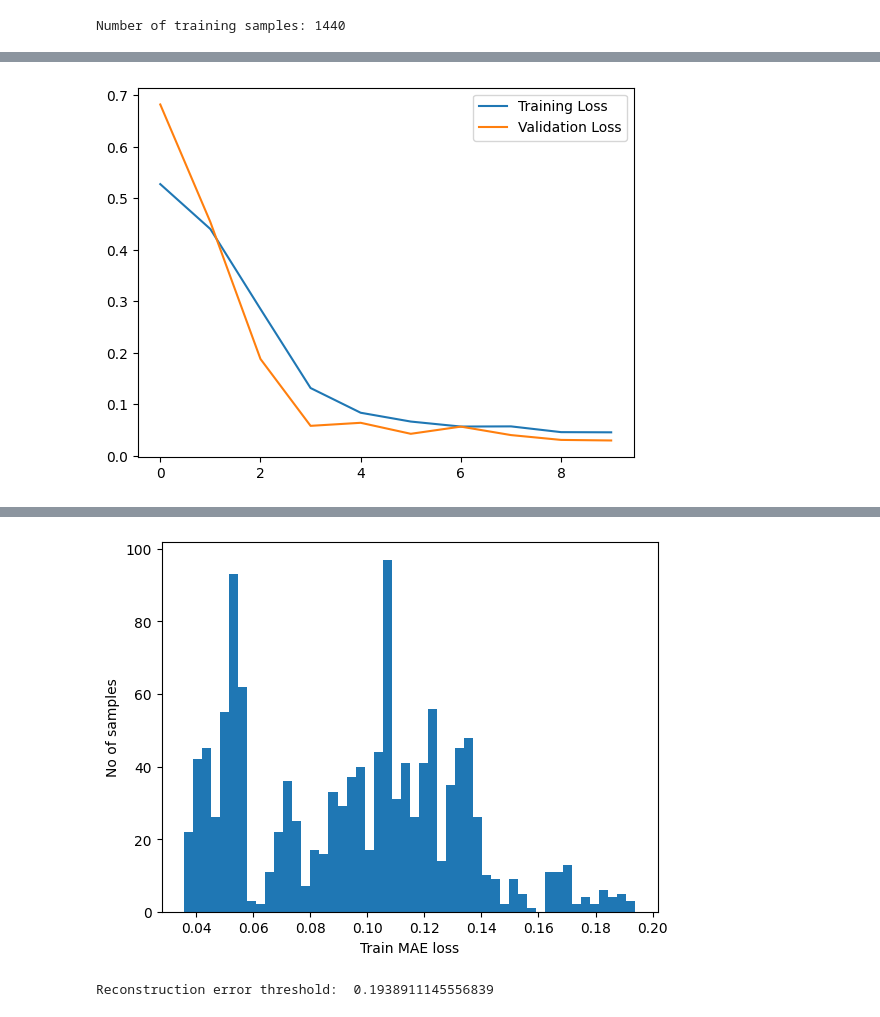
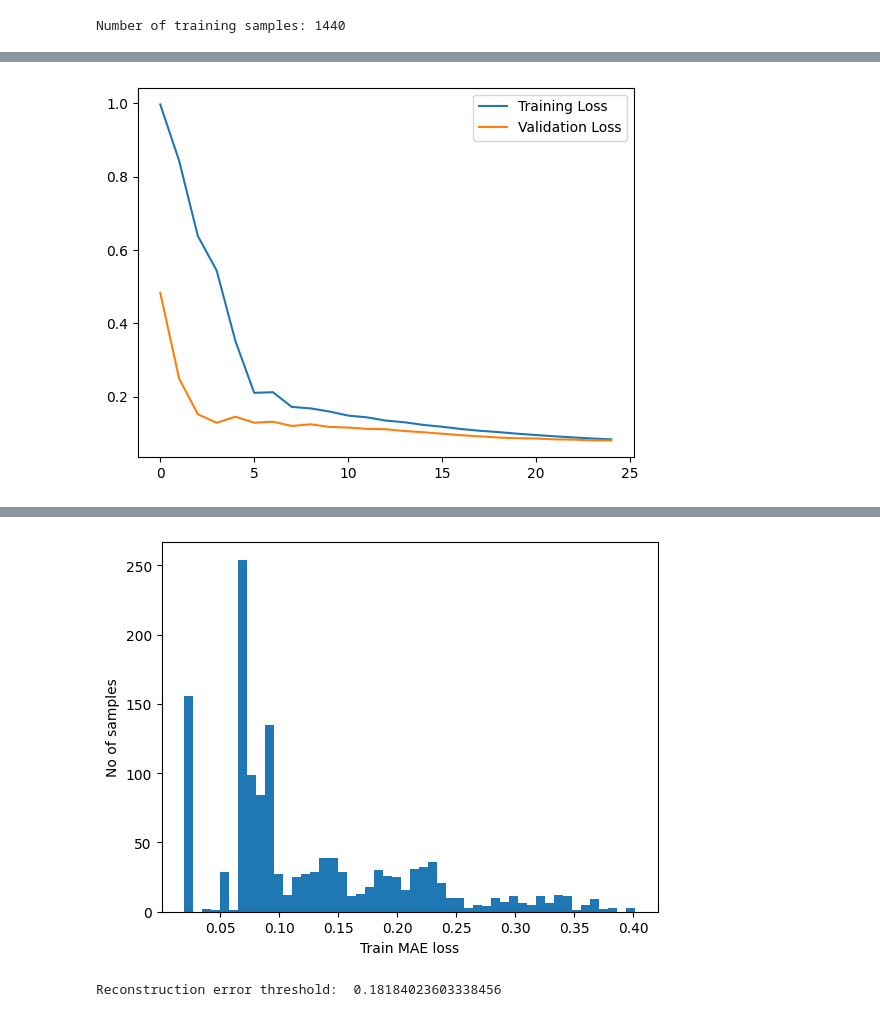
Before and after one commit to abzy128/factoryML, a Jupyter notebook: ml.ipynb, the cells around one changed output, grey strips where cells are left out. Drawn from its saved outputs; the diff is of its cells as text; code cells hidden in the pictures.

```diff
--- a/ml.ipynb
+++ b/ml.ipynb
@@ -89,6 +96,11 @@ For specific electrodes:
 # %%
 df = pd.read_csv(
     './data/dataset.csv',
+    index_col='DateTime',
+    parse_dates=True)
+
+df_test = pd.read_csv(
+    './data/dataset_test.csv',
     index_col='DateTime',
     parse_dates=True)
 
@@ -100,9 +112,16 @@ df['hour'] = df.index.hour
 df['minute'] = df.index.minute
 df['dayofweek'] = df.index.dayofweek
 
-df = df.head(1440)
-df = df[['CurrentHolderPositionA']]
-df.reset_index(drop=True, inplace=True)
+TIME_STEPS = 60
+RECORD_PER_DAY = 60 * 24
+DAYS_TO_COVER = 1
+
+df = df.head(RECORD_PER_DAY * DAYS_TO_COVER)
+df_test = df_test.head(RECORD_PER_DAY * DAYS_TO_COVER)
+
+df = df[['MetalOutputIntensity']]
+df_test = df_test[['MetalOutputIntensity']]
+# df.reset_index(drop=True, inplace=True)
 
 df.head()
 # %% [output]
@@ -117,11 +137,18 @@ df.head()
 # %%
 # replace missing values with the median
 df.fillna(df.median(), inplace=True)
+df_test.fillna(df_test.median(), inplace=True)
+
+# remove outliers
+from scipy import stats
+df = df[(np.abs(stats.zscore(df)) < 3).all(axis=1)]
+df_test = df_test[(np.abs(stats.zscore(df_test)) < 3).all(axis=1)]
 
 # normalize the data
-from sklearn.preprocessing import MinMaxScaler
-scaler = MinMaxScaler()
-df_scaled = pd.DataFrame(scaler.fit_transform(df), columns=df.columns, index=df.index)
+#from sklearn.preprocessing import MinMaxScaler
+#scaler = MinMaxScaler()
+#df_scaled = pd.DataFrame(scaler.fit_transform(df), columns=df.columns, index=df.index)
+df_scaled = df
 # %% [markdown]
 ## Visualize
 # %%
@@ -142,7 +169,7 @@ Number of training samples: 1440
 # %%
 from utils import create_sequences
 
-x_train = create_sequences(df_training_value.values)
+x_train = create_sequences(df_training_value.values, TIME_STEPS)
 # fill the missing values with median
 x_train = np.nan_to_num(x_train, nan=np.nanmedian(x_train))
 print("Training input shape: ", x_train.shape)
@@ -220,8 +248,11 @@ keras.utils.plot_model(model, show_shapes=True, show_layer_names=False, dpi=60)
 history = model.fit(
     x_train,
     x_train,
-    epochs=10,
+    epochs=25,
     batch_size=256,
     validation_split=0.1,
+    callbacks=[
+        keras.callbacks.EarlyStopping(monitor="val_loss", patience=5, mode="min")
+    ],
 )
 # %% [output]
@@ -251,7 +287,7 @@ plt.plot(history.history["val_loss"], label="Validation Loss")
 plt.legend()
 plt.show()
 # %% [output]
-[figure, old version]
+[figure, new version]
 # %%
 # Get train MAE loss.
 x_train_pred = model.predict(x_train)
@@ -263,6 +299,6 @@ plt.ylabel("No of samples")
 plt.show()
 
 # Get reconstruction loss threshold.
-threshold = np.max(train_mae_loss)
+threshold = np.percentile(train_mae_loss, 75)
 print("Reconstruction error threshold: ", threshold)
 # %% [output]
@@ -270,3 +306,3 @@ print("Reconstruction error threshold: ", threshold)
-[figure, old version]
+[figure, new version]
-Reconstruction error threshold:  0.1938911145556839
+Reconstruction error threshold:  0.18184023603338456
 # %%
```
Also changed, not shown: parts of 13 cells of this notebook, 3 other files.
